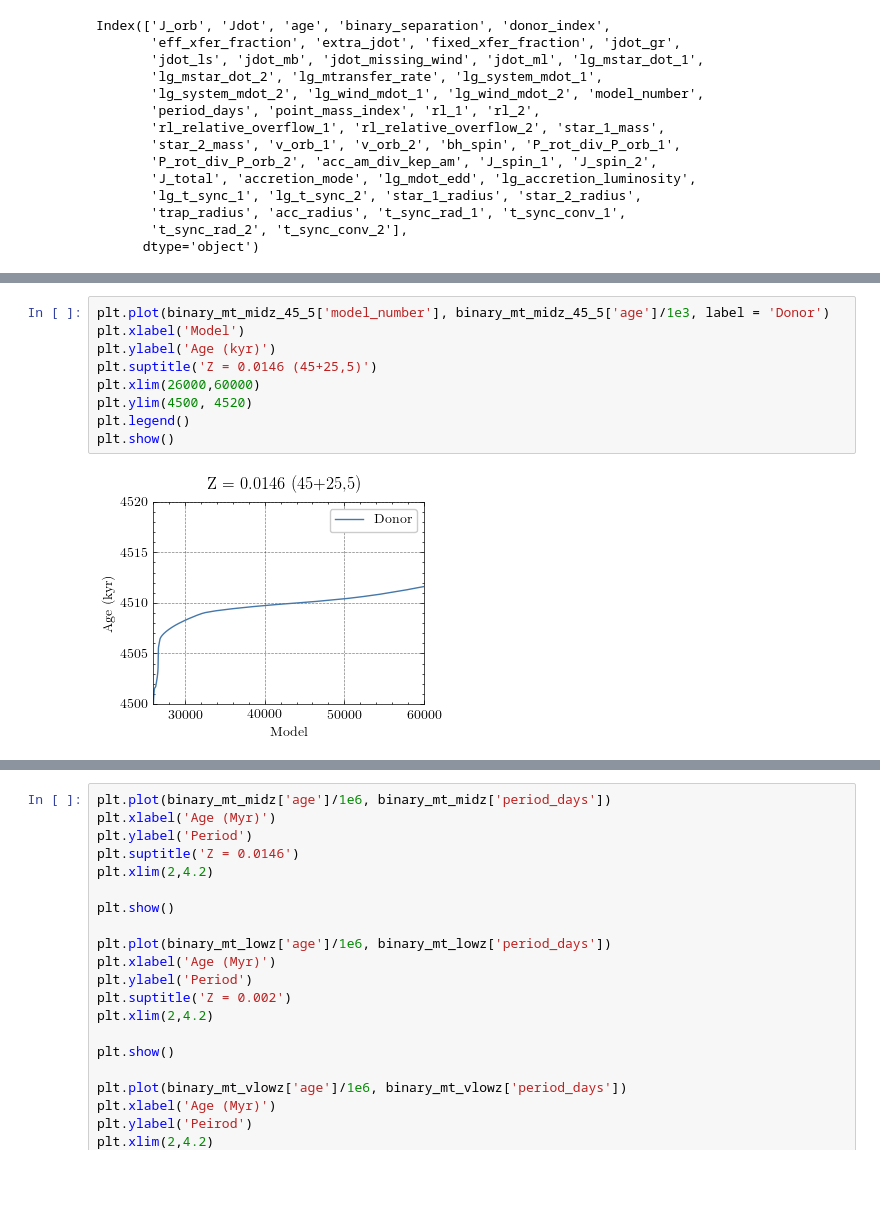
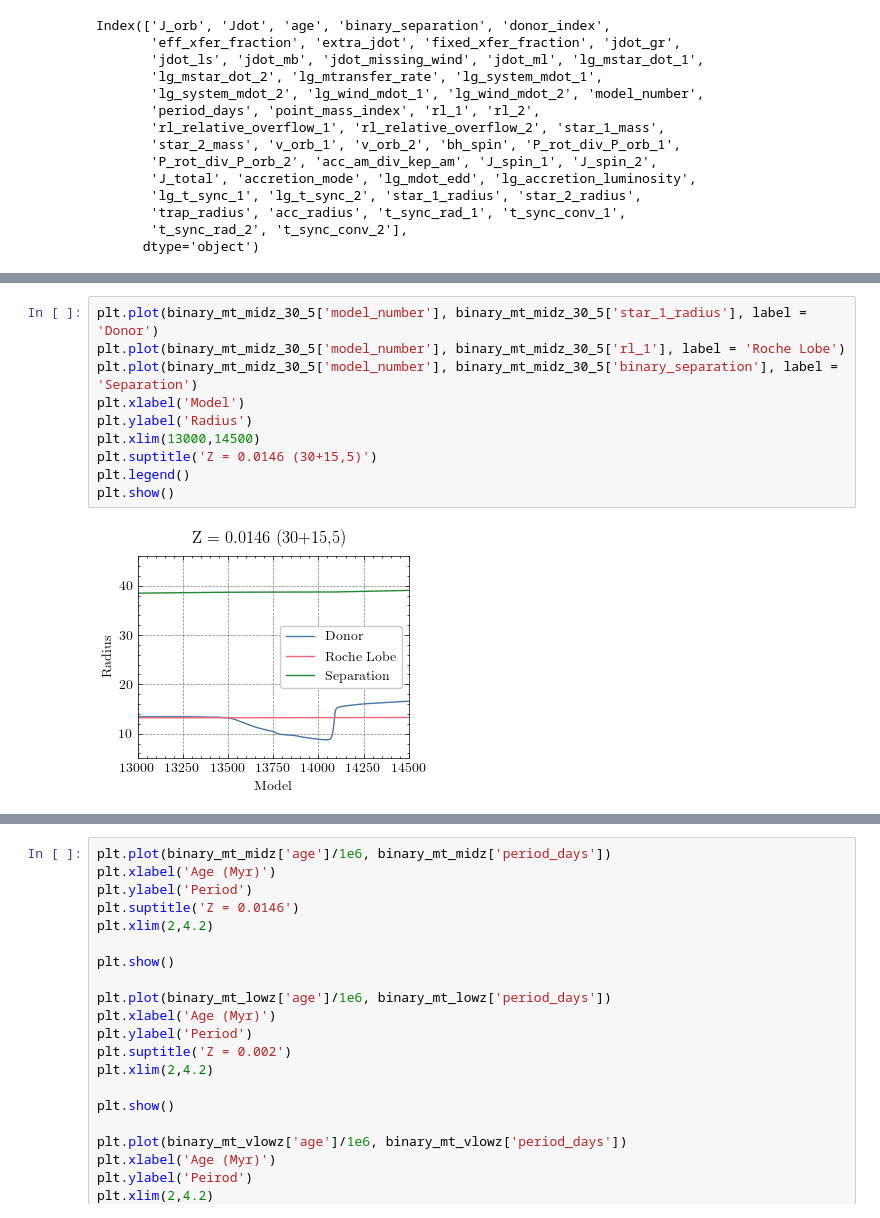
Before and after one commit to neevshah101/XRB, a Jupyter notebook: binary_star/analysis/Untitled.ipynb, the cells around one changed output, grey strips where cells are left out. Cells and saved outputs as stored; diff of their text form; blank space fills up the shorter version.

```diff
--- a/binary_star/analysis/Untitled.ipynb
+++ b/binary_star/analysis/Untitled.ipynb
@@ -105,14 +106,15 @@ plt.show()
-# %%
-plt.plot(binary_mt_midz_45_5['model_number'], binary_mt_midz_45_5['age']/1e3, label = 'Donor')
-plt.xlabel('Model')
-plt.ylabel('Age (kyr)')
-plt.suptitle('Z = 0.0146 (45+25,5)')
-plt.xlim(26000,60000)
-plt.ylim(4500, 4520)
-plt.legend()
-plt.show()
-# %% [output]
-[figure, removed]
+# %%
+plt.plot(binary_mt_midz_30_5['model_number'], binary_mt_midz_30_5['star_1_radius'], label = 'Donor')
+plt.plot(binary_mt_midz_30_5['model_number'], binary_mt_midz_30_5['rl_1'], label = 'Roche Lobe')
+plt.plot(binary_mt_midz_30_5['model_number'], binary_mt_midz_30_5['binary_separation'], label = 'Separation')
+plt.xlabel('Model')
+plt.ylabel('Radius')
+plt.xlim(13000,14500)
+plt.suptitle('Z = 0.0146 (30+15,5)')
+plt.legend()
+plt.show()
+# %% [output]
+[figure, added]
 # %%
 plt.plot(binary_mt_midz['age']/1e6, binary_mt_midz['star_1_radius'], label = 'Donor Radius')
 plt.plot(binary_mt_midz['age']/1e6, binary_mt_midz['rl_1'], label = 'Roche Lobe')
```
Also changed, not shown: parts of 6 cells of this notebook, 35 other files.
